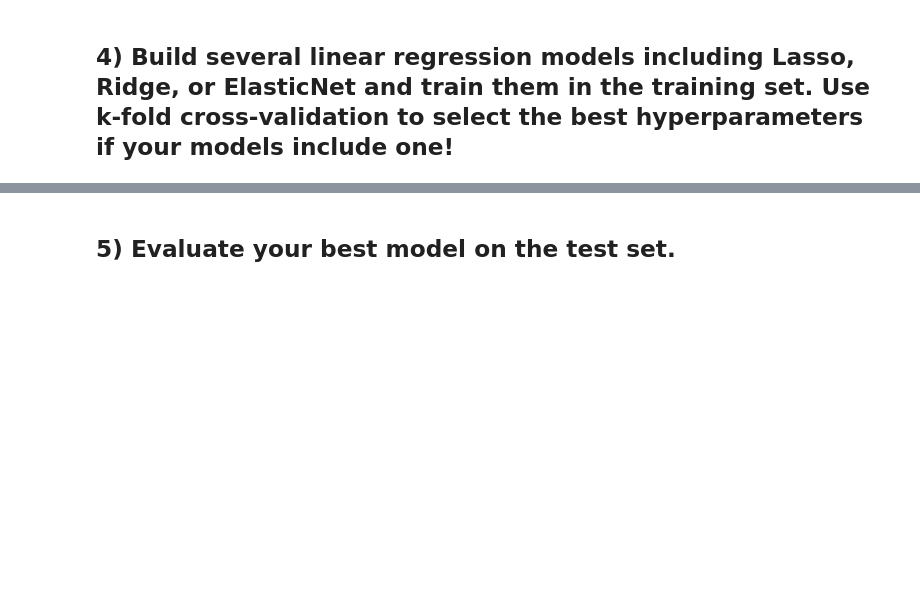
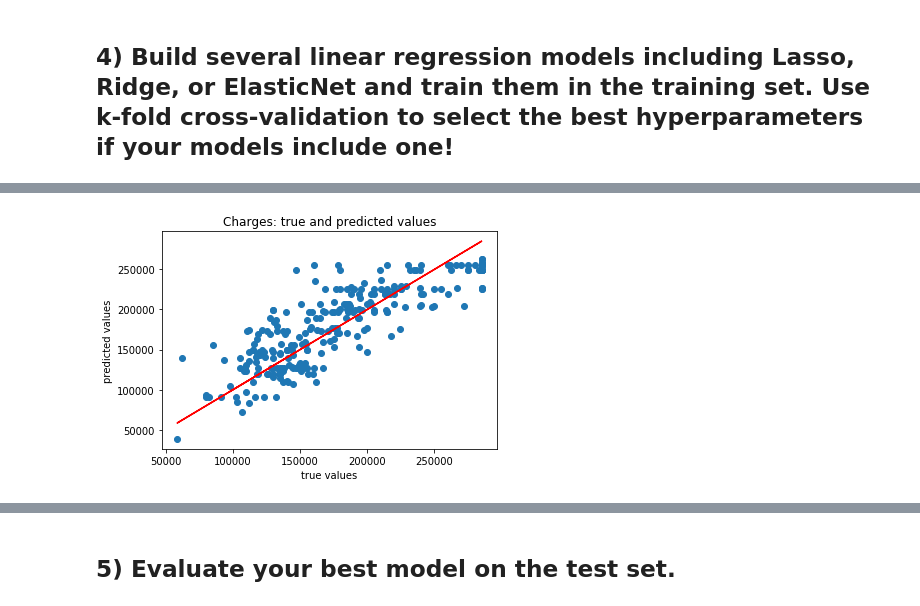
Before and after one commit to ssmcnatt/assignments, a Jupyter notebook: regression-problem-challenge.ipynb, the cells around one changed output, grey strips where cells are left out. Drawn from its saved outputs; the diff is of its cells as text; code cells hidden in the pictures; blank space fills up the shorter version.

```diff
--- a/regression-problem-challenge.ipynb
+++ b/regression-problem-challenge.ipynb
@@ -363,0 +445,7 @@ cat_cols = ['mssubclass', 'overallqual', 'overallcond', 'fullbath', 'halfbath',
+# %%
+X = house_df[['overallqual', 'overallcond', 'fullbath', 'halfbath', 'fireplaces', 'd_central', 'd_paved']]
+y = house_df['saleprice']
+
+lrm = linear_model.LinearRegression()
+
+lrm.fit(X, y)
@@ -363,0 +454,6 @@ cat_cols = ['mssubclass', 'overallqual', 'overallcond', 'fullbath', 'halfbath',
+# %%
+X = sm.add_constant(X)
+
+results = sm.OLS(y, X).fit()
+
+results.summary()
@@ -364,7 +486,7 @@ cat_cols = ['mssubclass', 'overallqual', 'overallcond', 'fullbath', 'halfbath',
 # %% [markdown]
 ## 3) Now, split your data into train and test sets where 20% of the data resides in the test set.
 # %%
-X = house_df.drop['saleprice']
+X = house_df[['overallqual', 'overallcond', 'fullbath', 'halfbath', 'fireplaces', 'd_central', 'd_paved']]
 y = house_df['saleprice']
 
-X_train, X_test, y_train, y_test = train_test_split(X, y, test_size = 0.2, random_state = 42)
+X_train, X_test, y_train, y_test = train_test_split(X, y, test_size = 0.2, random_state = 66)
@@ -373,2 +493,8 @@ TypeError: 'method' object is not subscriptable
 # %% [markdown]
 ## 4) Build several linear regression models including Lasso, Ridge, or ElasticNet and train them in the training set. Use k-fold cross-validation to select the best hyperparameters if your models include one!
+# %%
+X_train = sm.add_constant(X_train)
+
+results = sm.OLS(y_train, X_train).fit()
+
+print(results.summary())
@@ -374,0 +519,13 @@ TypeError: 'method' object is not subscriptable
+# %%
+X_test = sm.add_constant(X_test)
+
+y_preds = results.predict(X_test)
+
+plt.scatter(y_test, y_preds)
+plt.plot(y_test, y_test, color="red")
+plt.xlabel("true values")
+plt.ylabel("predicted values")
+plt.title("Charges: true and predicted values")
+plt.show()
+# %% [output]
+[figure, added]
```
Also changed, not shown: parts of 22 cells of this notebook.
